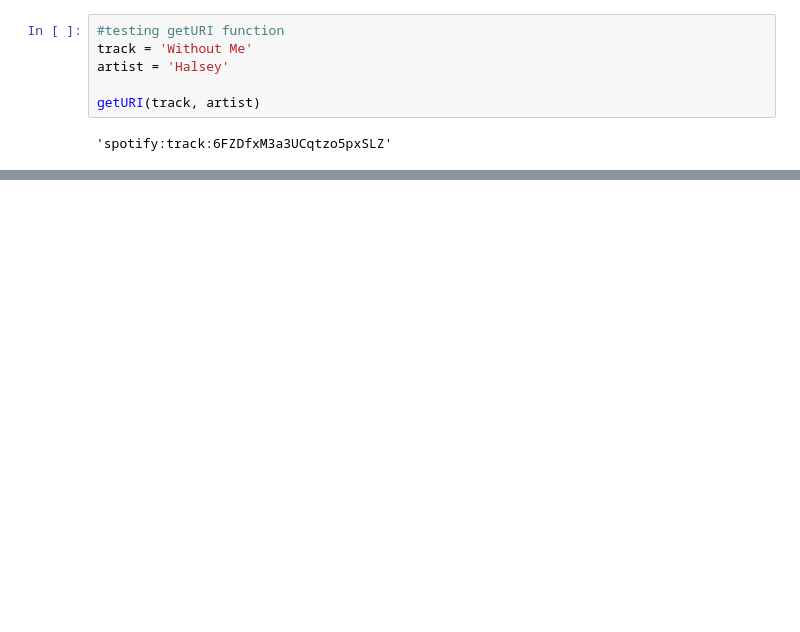
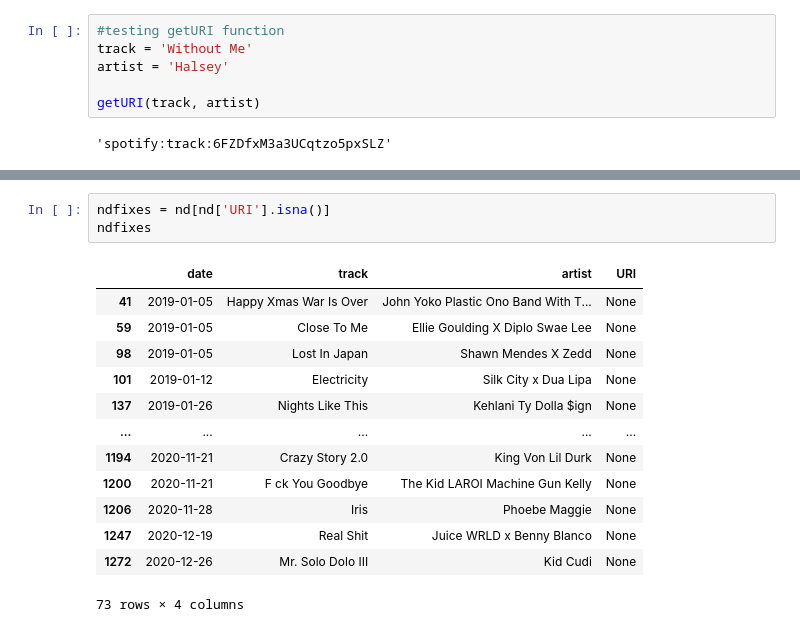
Before and after one commit to kudzuweb/pandemic-at-the-disco, a Jupyter notebook: notebooks/spotify_API_access.ipynb, the cells around one changed output, grey strips where cells are left out. Drawn from its saved outputs; the diff is of its cells as text; blank space fills up the shorter version.

```diff
--- a/notebooks/spotify_API_access.ipynb
+++ b/notebooks/spotify_API_access.ipynb
@@ -54,0 +140,17 @@ getURI(track, artist)
+# %%
+ndfixes = nd[nd['URI'].isna()]
+ndfixes
+# %% [output]
+|  | date | track | artist | URI |
+| 41 | 2019-01-05 | Happy Xmas War Is Over | John Yoko Plastic Ono Band With T... | None |
+| 59 | 2019-01-05 | Close To Me | Ellie Goulding X Diplo Swae Lee | None |
+| 98 | 2019-01-05 | Lost In Japan | Shawn Mendes X Zedd | None |
+| 101 | 2019-01-12 | Electricity | Silk City x Dua Lipa | None |
+| 137 | 2019-01-26 | Nights Like This | Kehlani Ty Dolla $ign | None |
+| ... | ... | ... | ... | ... |
+| 1194 | 2020-11-21 | Crazy Story 2.0 | King Von Lil Durk | None |
+| 1200 | 2020-11-21 | F ck You Goodbye | The Kid LAROI Machine Gun Kelly | None |
+| 1206 | 2020-11-28 | Iris | Phoebe Maggie | None |
+| 1247 | 2020-12-19 | Real Shit | Juice WRLD x Benny Blanco | None |
+| 1272 | 2020-12-26 | Mr. Solo Dolo III | Kid Cudi | None |
+73 rows × 4 columns
```
Also changed, not shown: parts of 9 cells of this notebook, 1 other file.
